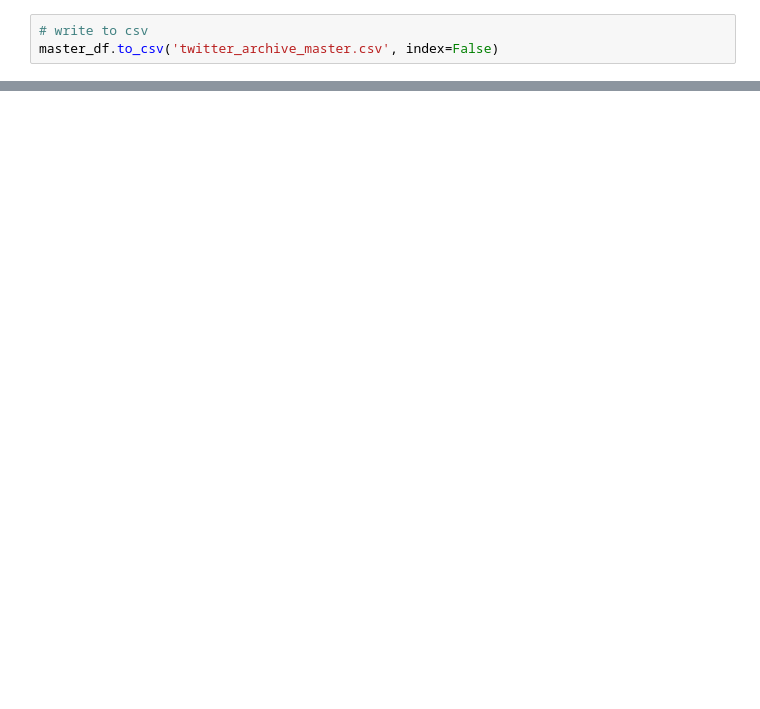
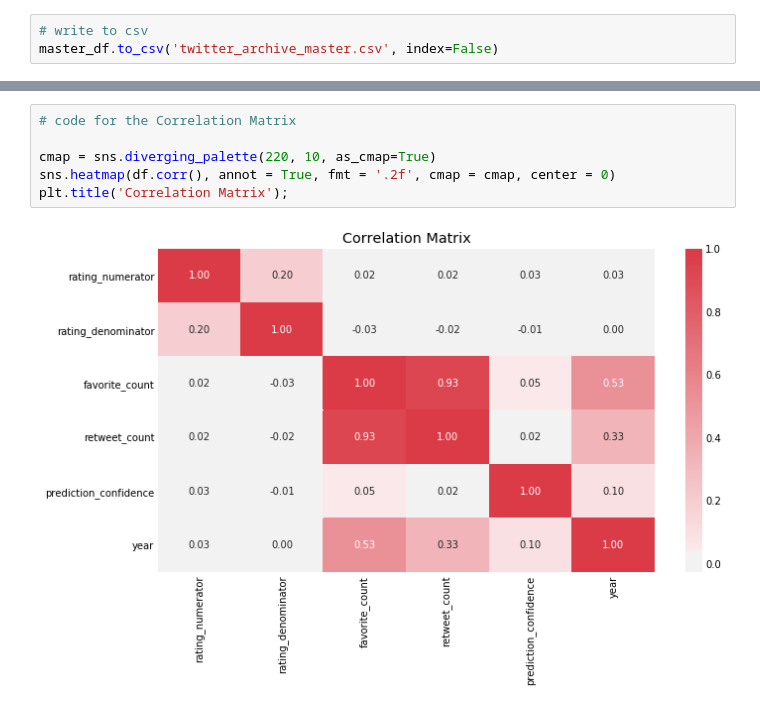
Before and after one commit to mattzajac/DAND-Project_3, a Jupyter notebook: wrangle_act.ipynb, the cells around one changed output, grey strips where cells are left out. Saved outputs shown, nothing was run; the diff lists cells and outputs as text; blank space fills up the shorter version.

```diff
--- a/wrangle_act.ipynb
+++ b/wrangle_act.ipynb
@@ -1135,0 +1232,8 @@ master_df.to_csv('twitter_archive_master.csv', index=False)
+# %%
+# code for the Correlation Matrix
+
+cmap = sns.diverging_palette(220, 10, as_cmap=True)
+sns.heatmap(df.corr(), annot = True, fmt = '.2f', cmap = cmap, center = 0)
+plt.title('Correlation Matrix');
+# %% [output]
+[figure, added]
```
Also changed, not shown: parts of 30 cells of this notebook, 2 other files.
